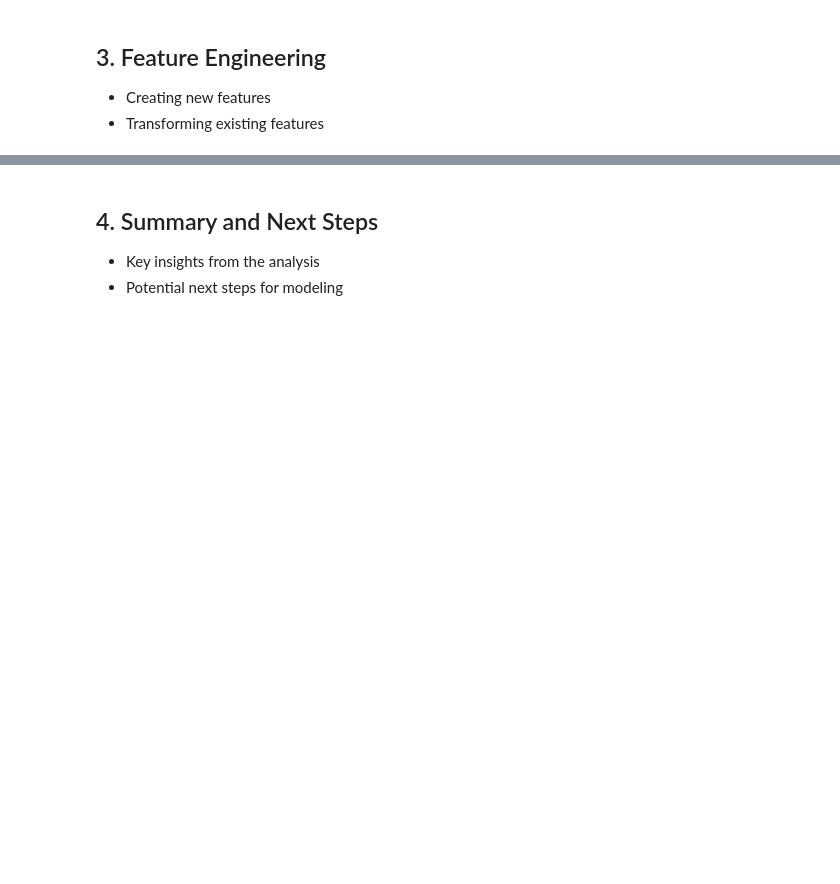
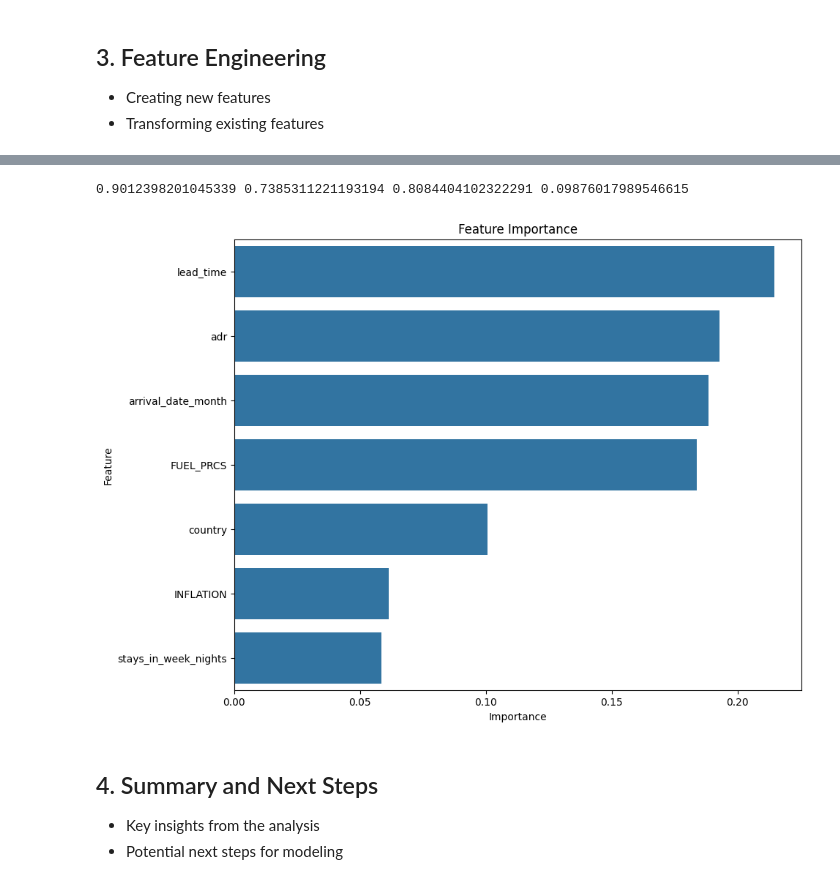
Before and after one commit to sarahfink123/demand_prediction, a Jupyter notebook: notebooks/Felizitas_Exploratory_Data_Analyis_.ipynb, the cells around one changed output, grey strips where cells are left out. Drawn from its saved outputs; the diff is of its cells as text; code cells hidden in the pictures; blank space fills up the shorter version.

```diff
--- a/notebooks/Felizitas_Exploratory_Data_Analyis_.ipynb
+++ b/notebooks/Felizitas_Exploratory_Data_Analyis_.ipynb
@@ -657,3 +885,59 @@ Name: country, dtype: float64
+# %%
+from sklearn.ensemble import RandomForestClassifier, RandomForestRegressor
+from sklearn.neighbors import KNeighborsClassifier
+from sklearn.svm import SVC
+from sklearn.metrics import accuracy_score, recall_score, f1_score, mean_squared_error
+from sklearn.model_selection import train_test_split
+import matplotlib.pyplot as plt
+import seaborn as sns
+
+target_variable = 'is_canceled'
+
+# Assuming you have a DataFrame df_encoded and a target variable y
+predictors = [
+    'country', 'FUEL_PRCS', 'lead_time', 'adr', "arrival_date_month", 'stays_in_week_nights', 'INFLATION'
+]
+# X = df_encoded.drop(columns=[target_variable])
+X = df_encoded[predictors]
+y = df_encoded[target_variable]
+
+X_train, X_test, y_train, y_test = train_test_split(X, y, test_size=0.2, random_state=42)
+
+# Train a RandomForestClassifier
+model = RandomForestClassifier(random_state=42)
+# model = SVC()
+# model = RandomForestRegressor(random_state=42)
+model.fit(X_train, y_train)
+
+# # Get feature importances
+importances = model.feature_importances_
+
+# # Create a DataFrame for visualization
+feature_importance_df = pd.DataFrame({
+    'Feature': X.columns,
+    'Importance': importances
+})
+
+# # Sort by importance
+feature_importance_df = feature_importance_df.sort_values(by='Importance', ascending=False)
+
+y_pred = model.predict(X_test)
+acc = accuracy_score(y_test, y_pred)
+rec = recall_score(y_test, y_pred)
+f1 = f1_score(y_test, y_pred)
+mse = mean_squared_error(y_test, y_pred)
+
+print(acc, rec, f1, mse)
+# print(mse)
+
+# # Plot the feature importances
+plt.figure(figsize=(10, 8))
+sns.barplot(x='Importance', y='Feature', data=feature_importance_df)
+plt.title('Feature Importance')
+plt.show()
+# %% [output]
+0.9012398201045339 0.7385311221193194 0.8084404102322291 0.09876017989546615
+[figure, added]
 # %% [markdown]
 ## 4. Summary and Next Steps
 - Key insights from the analysis
```
Also changed, not shown: parts of 7 cells of this notebook.
